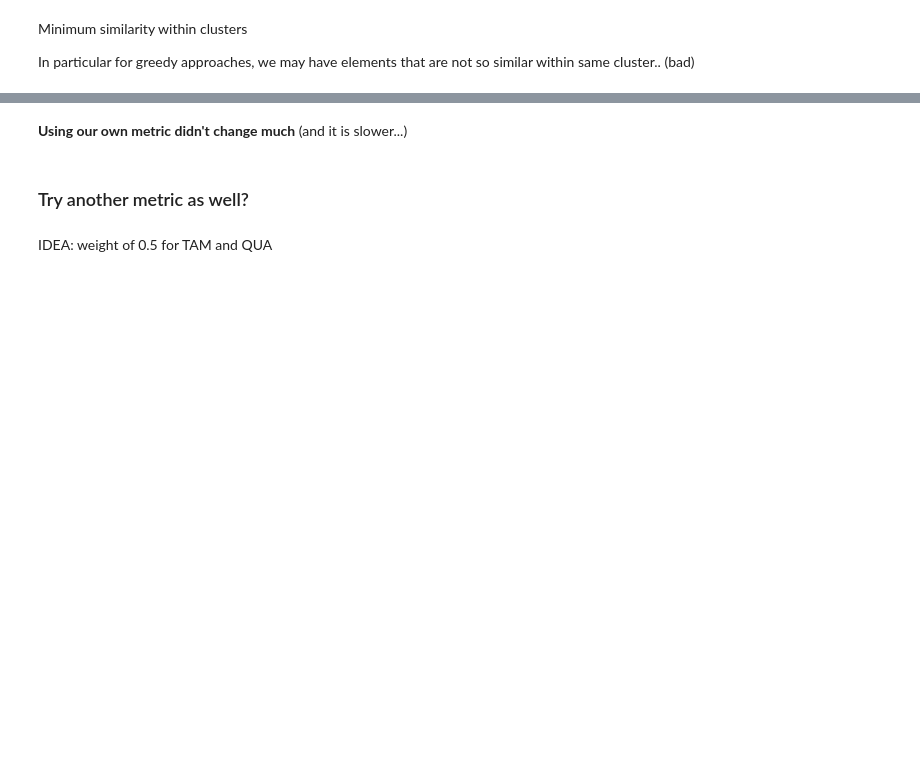
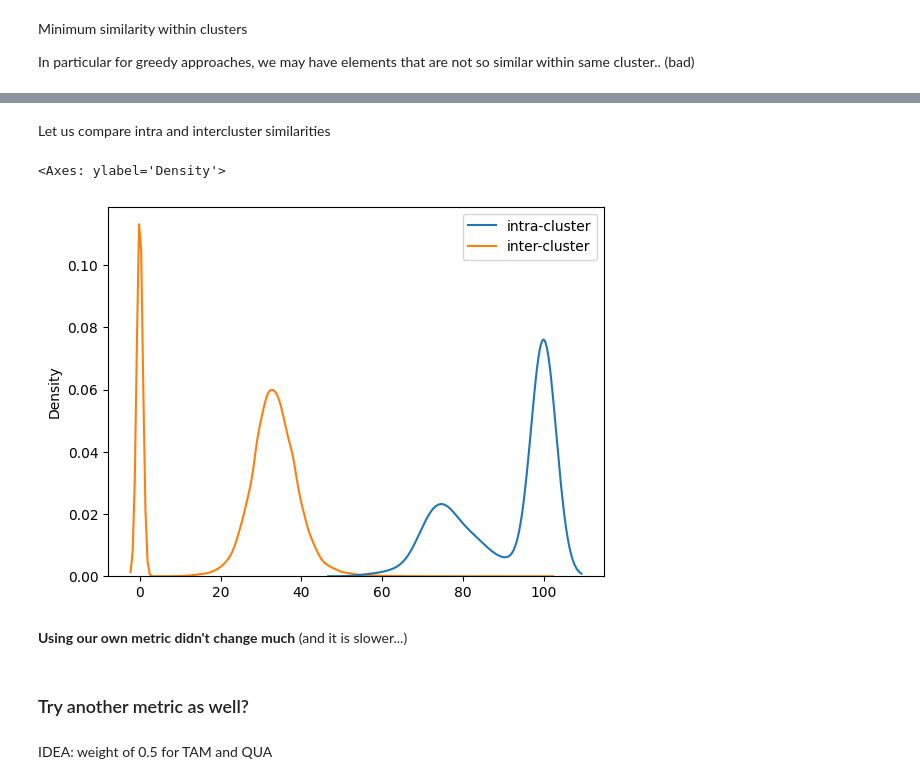
Before and after one commit to SteliosKarvanis/ShopSmart, a Jupyter notebook: product_clustering.ipynb, the cells around one changed output, grey strips where cells are left out. Drawn from its saved outputs; the diff is of its cells as text; code cells hidden in the pictures; blank space fills up the shorter version.

```diff
--- a/product_clustering.ipynb
+++ b/product_clustering.ipynb
@@ -557,3 +586,32 @@ f"{100*sum([x < 70 for x in min_sims_in_cl])/len(min_sims_in_cl)}% clusters with
+# %% [markdown]
+Let us compare intra and intercluster similarities
+# %%
+clusters_subset = np.random.choice(max(clusters), 1000)
+clusters_prods = [[i for i, c in enumerate(clusters) if c == cluster] for cluster in clusters_subset]
+
+# inter-cluster
+inter_sims = []
+for i, prods in enumerate(clusters_prods):
+    rows = prods
+    columns = []
+    for j, other_prods in enumerate(clusters_prods):
+        if j == i:
+            continue
+        columns += other_prods
+    intersim_matrix = sim_matrix[np.ix_(rows, columns)]
+    inter_sims += intersim_matrix.flatten().tolist()
+
+# intra-cluster
+intra_sims = []
+for prods in clusters_prods:
+    intrasim_matrix = sim_matrix[np.ix_(prods, prods)]
+    idxs = np.tril_indices(len(intrasim_matrix), -1) # only elements below diagonal (including diagonal, intracluster similarity distribution would be biased)
+    intra_sims += intrasim_matrix[idxs].tolist()
+# %%
+sns.kdeplot({"intra-cluster": intra_sims, "inter-cluster": inter_sims}, common_norm=False)
+# %% [output]
+<Axes: ylabel='Density'>
+[figure, added]
 # %% [markdown]
 **Using our own metric didn't change much** (and it is slower...)
 # %% [markdown]
```
Also changed, not shown: parts of 14 cells of this notebook, 2 other files.
